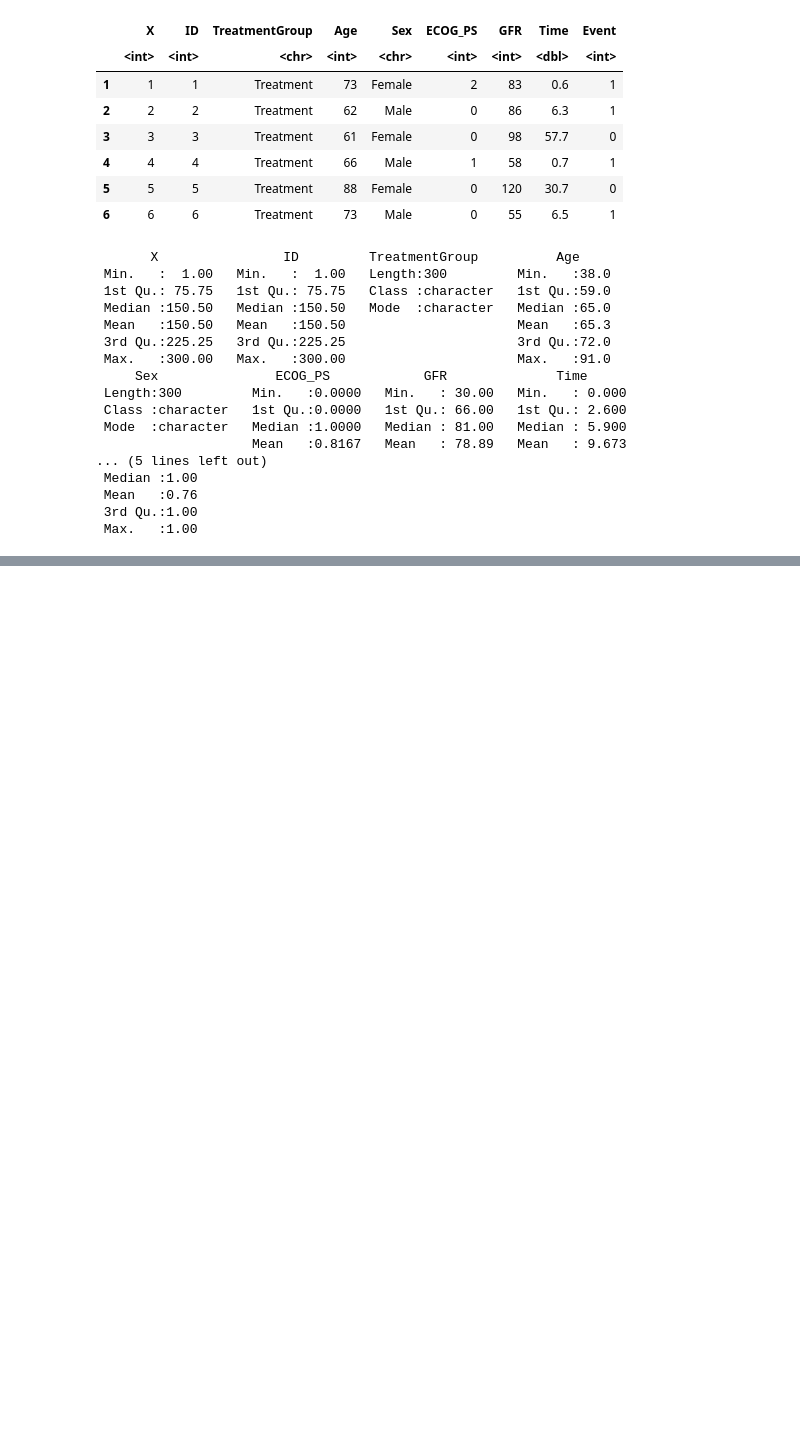
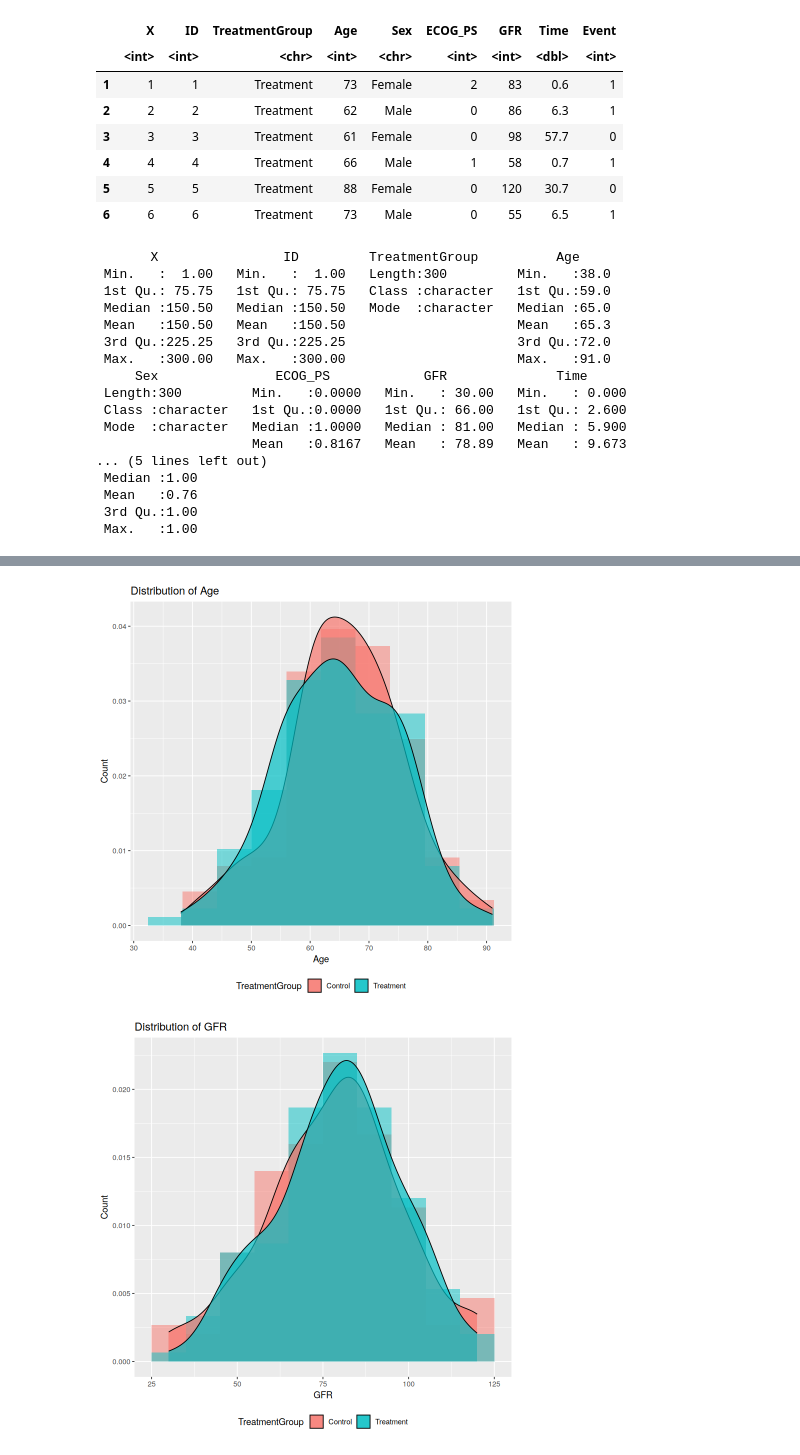
Before and after one commit to reporter6320/GroupA3-sample, a Jupyter notebook: Lab 3/Task_3.ipynb, the cells around one changed output, grey strips where cells are left out. Saved outputs shown, nothing was run; the diff lists cells and outputs as text; code cells hidden in the pictures; blank space fills up the shorter version.

Commit message:
added visuals + code

```diff
--- a/Lab 3/Task_3.ipynb
+++ b/Lab 3/Task_3.ipynb
@@ -33,0 +69,27 @@ A data.frame: 6 × 9
+# %%
+# Histograms for continuous variables
+ggplot(data, aes(x = Age, fill = TreatmentGroup)) +
+ geom_histogram(aes(y = ..density..), alpha = 0.5, position = "identity", bins = 10) +
+  geom_density(alpha = 0.7) +
+  labs(title = "Distribution of Age", x = "Age", y = "Count") +
+  theme(legend.position = "bottom")
+
+ggplot(data, aes(x = GFR, fill = TreatmentGroup)) +
+geom_histogram(aes(y = ..density..), alpha = 0.5, position = "identity", bins = 10) +
+  geom_density(alpha = 0.7) +
+  labs(title = "Distribution of GFR", x = "GFR", y = "Count") +
+  theme(legend.position = "bottom")
+
+ggplot(data, aes(x = Time, fill = TreatmentGroup)) +
+  geom_histogram(aes(y = ..density..), alpha = 0.5, position = "identity", bins = 10) +
+  geom_density(alpha = 0.7) +
+  labs(title = "Distribution of Time", x = "Time", y = "Count") +
+  theme(legend.position = "bottom")
+
+# Bar plots for categorical variables
+ggplot(data, aes(x = Sex, fill = TreatmentGroup)) +
+  geom_bar(position = "dodge") +
+  labs(title = "Distribution of Sex", x = "Sex", y = "Count")
+# %% [output]
+[figure, added]
+[figure, added]
```
Also changed, not shown: parts of 7 cells of this notebook.
